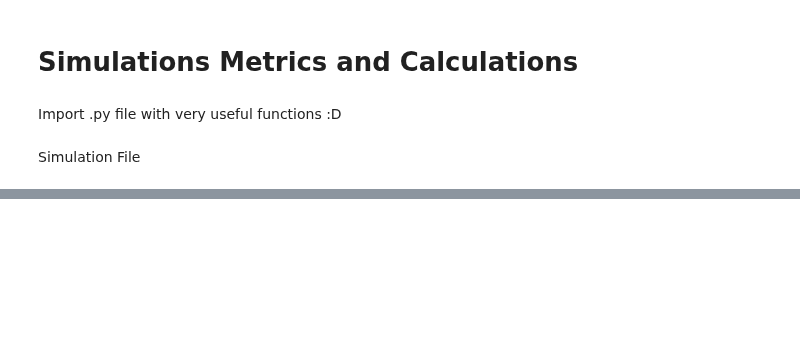
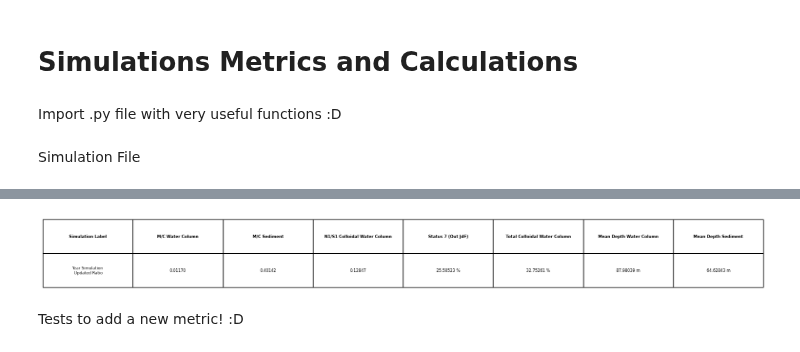
Before and after one commit to SalishSeaCast/analysis-vicente, a Jupyter notebook: Ocean_Parcels/PBDE_simulations/Metrics_Calculations.ipynb, the cells around one changed output, grey strips where cells are left out. Drawn from its saved outputs; the diff is of its cells as text; code cells hidden in the pictures; blank space fills up the shorter version.

```diff
--- a/Ocean_Parcels/PBDE_simulations/Metrics_Calculations.ipynb
+++ b/Ocean_Parcels/PBDE_simulations/Metrics_Calculations.ipynb
@@ -21,0 +24,6 @@ Calculations_Functions.metrics_table(filename, title = 'Year Simulation')
+# %%
+Calculations_Functions.metrics_table(filename1, title = 'Year Simulation \n Updated Ratio')
+# %% [output]
+[figure, added]
+# %% [markdown]
+Tests to add a new metric! :D
```
Also changed, not shown: parts of 15 cells of this notebook, 1 other file.
